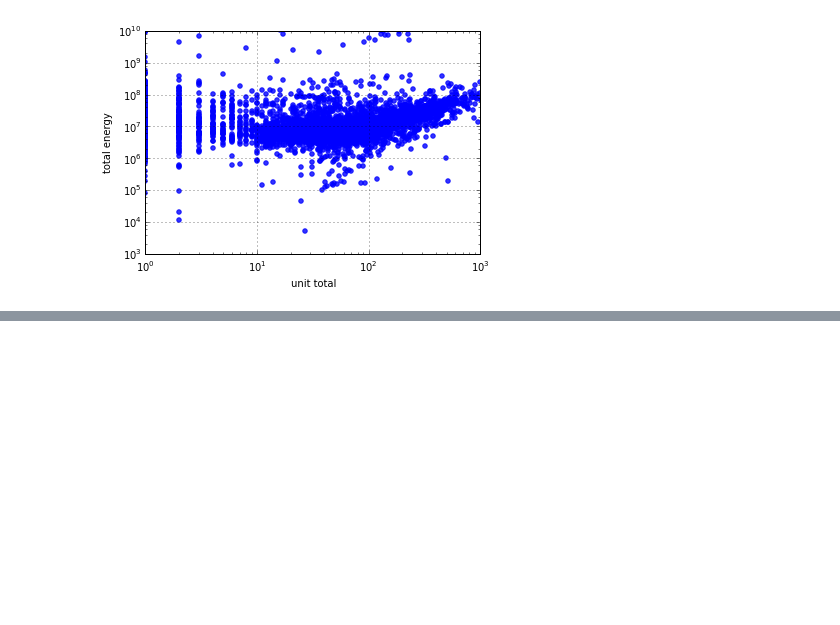
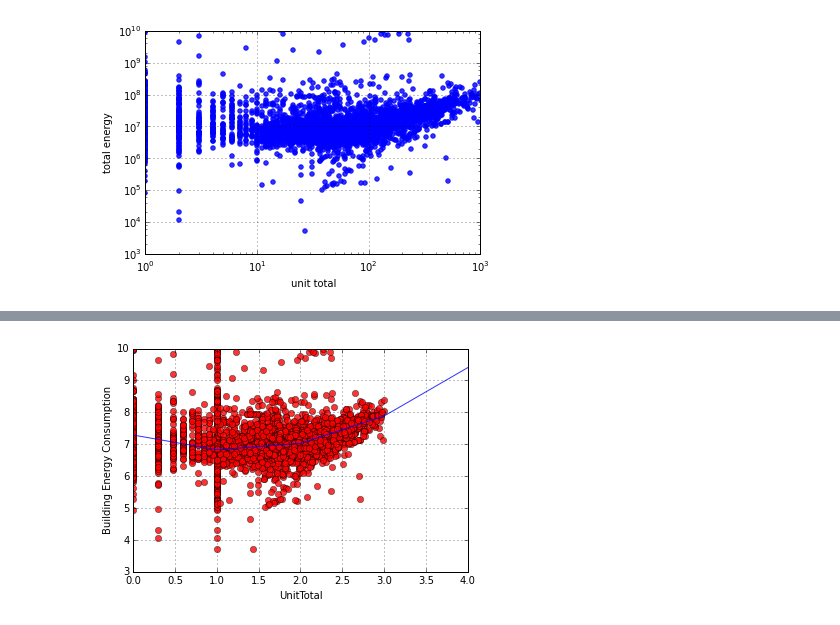
Before and after one commit to Elixeus/PUI2015_xwang, a Jupyter notebook: HW5/assignment5_1XiaWang.ipynb, the cells around one changed output, grey strips where cells are left out. Saved outputs shown, nothing was run; the diff lists cells and outputs as text; code cells hidden in the pictures; blank space fills up the shorter version.

```diff
--- a/HW5/assignment5_1XiaWang.ipynb
+++ b/HW5/assignment5_1XiaWang.ipynb
@@ -126,0 +178,12 @@ plt.plot(xline, yline, 'b', )
+# %%
+#plot it
+xc = np.arange(0,5)
+yc =w2*xc**2 + w1*xc + w0
+plt.plot(X,Y,'ro', alpha = 0.8)
+plt.plot(xc,yc,'b', alpha = 0.8)
+plt.xlabel('UnitTotal')
+plt.ylabel('Building Energy Consumption')
+plt.grid()
+plt.legend()
+# %% [output]
+[figure, added]
```
Also changed, not shown: parts of 9 cells of this notebook.
